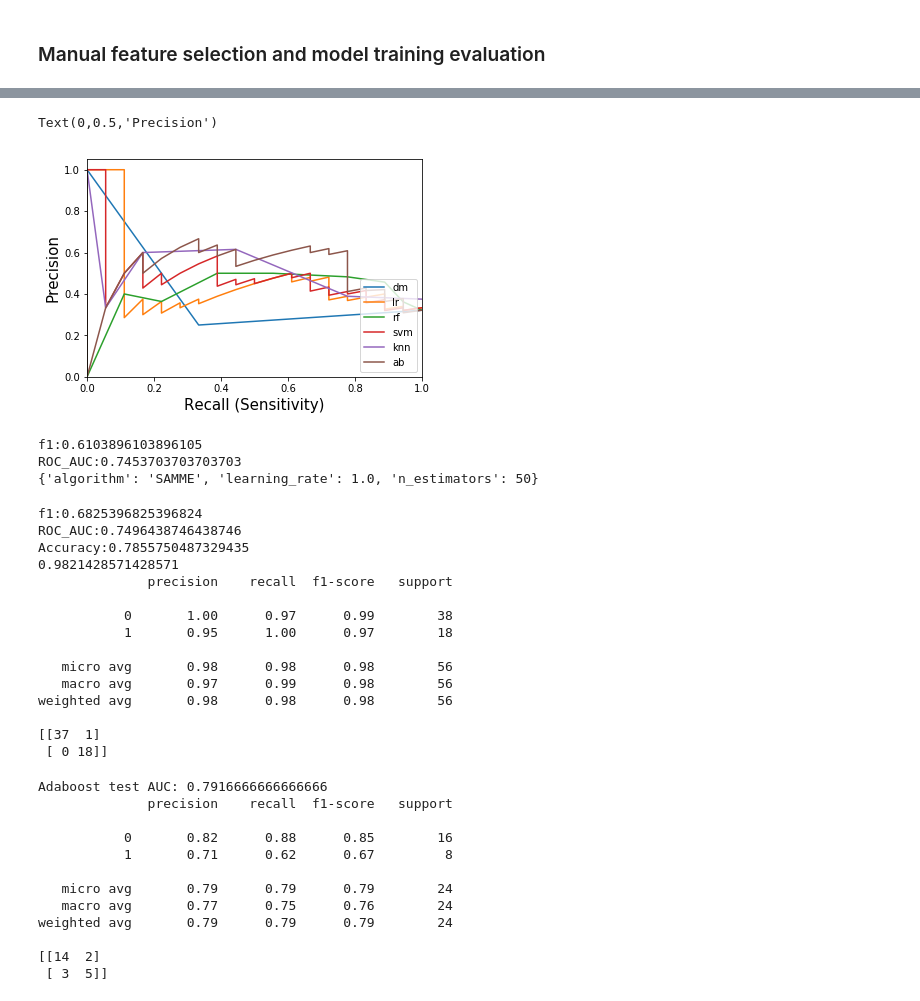
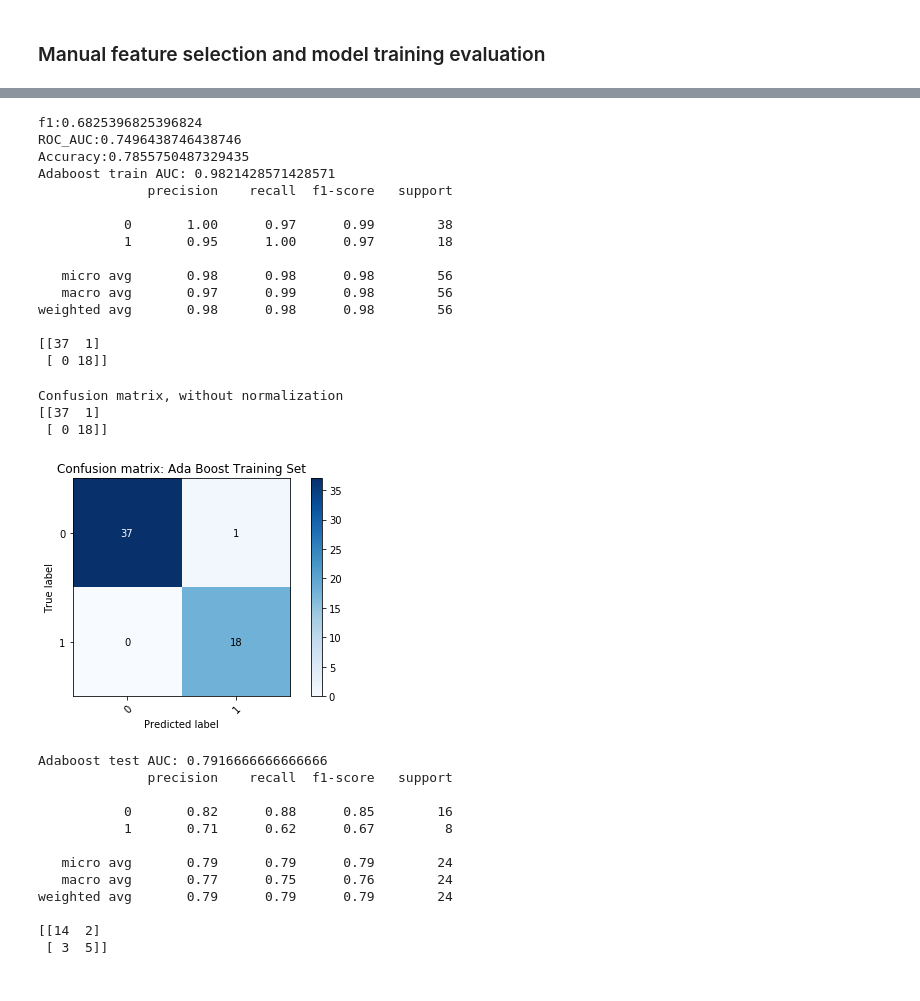
Before and after one commit to grace3999/PredictEscalation, a Jupyter notebook: EscalationProj_Ryan2.ipynb, the cells around one changed output, grey strips where cells are left out. Saved outputs shown, nothing was run; the diff lists cells and outputs as text; code cells hidden in the pictures.

```diff
--- a/EscalationProj_Ryan2.ipynb
+++ b/EscalationProj_Ryan2.ipynb
@@ -209,7 +264,7 @@ lat2fir
 |  | Animal | Group | actnp_plus1 | actnp_plus2 | actnp_plus3 | actnp_plus4 | actnp_plus5 | actnp_minus_5 | ... |
 | 0 | 2223 | 1 | 8.0 | 17.0 | 15.0 | 23.0 | 19.0 | 27.0 | ... |
 # %%
-combined_data['Group'] = combined_data['Group'].replace({1:1, 2:0})
+combined_data['Group'] = combined_data['Group'].replace({2:0})
 combined_data['Group'].value_counts()
 # %% [output]
 0    54
@@ -551,11 +483,9 @@ plt.plot(recall_ab, precision_ab, label='ab')
 plt.xlim([0, 1])
 plt.ylim([0, 1.05])
 plt.legend(loc="lower right")
+plt.title('Classifer Precision vs Recall', fontsize=20)
 plt.xlabel('Recall (Sensitivity)', fontsize = 15)
 plt.ylabel('Precision', fontsize = 15)
-# %% [output]
-Text(0,0.5,'Precision')
-[figure, removed]
 # %%
 #scale data for grid search
 train_scaled = scaler.fit_transform(X_train_ave_full)
@@ -573,12 +503,11 @@ print("f1:"+str(np.average(cross_val_score(ab_gs, train_scaled, Y_train_class, s
 print("ROC_AUC:"+str(np.average(cross_val_score(ab_gs, train_scaled, Y_train_class, scoring='roc_auc'))))
 
 print(ab_gs.best_params_)
-# %% [output]
-f1:0.6103896103896105
-ROC_AUC:0.7453703703703703
-{'algorithm': 'SAMME', 'learning_rate': 1.0, 'n_estimators': 50}
 # %%
 #use best params
+
+#scale data for grid search
+train_scaled = scaler.fit_transform(X_train_ave_full)
 
 ada_best = AdaBoostClassifier(algorithm='SAMME', learning_rate=1.0, n_estimators=50, random_state=39)
 
@@ -587,17 +516,18 @@ print("ROC_AUC:"+str(np.average(cross_val_score(ada_best, train_scaled, Y_train_
 print("Accuracy:"+str(np.average(cross_val_score(ada_best, train_scaled, Y_train_class, scoring='accuracy'))))
 
 ada_best.fit(train_scaled, Y_train_class)
-print(ada_best.score(train_scaled, Y_train_class))
 
 train_pred_ada = ada_best.predict(train_scaled)
 train_pred_prob_ada = ada_best.predict_proba(train_scaled)
+
+print('Adaboost train AUC: {}'.format(ada_best.score(train_scaled, Y_train_class)))
 print(classification_report(Y_train_class, train_pred_ada))
 print(confusion_matrix(Y_train_class, train_pred_ada))
 # %% [output]
 f1:0.6825396825396824
 ROC_AUC:0.7496438746438746
 Accuracy:0.7855750487329435
-0.9821428571428571
+Adaboost train AUC: 0.9821428571428571
               precision    recall  f1-score   support
 
            0       1.00      0.97      0.99        38
@@ -609,6 +539,19 @@ weighted avg       0.98      0.98      0.98        56
 
 [[37  1]
  [ 0 18]]
+# %%
+# Plot non-normalized confusion matrix
+plot_confusion_matrix(Y_train_class, train_pred_ada, classes=Y_train_class.unique(), normalize=False,
+                      title='Confusion matrix: Ada Boost Training Set')
+
+
+
+plt.show()
+# %% [output]
+Confusion matrix, without normalization
+[[37  1]
+ [ 0 18]]
+[figure, added]
 # %%
 #run on test data
 #scale data
```
Also changed, not shown: parts of 21 cells of this notebook.
